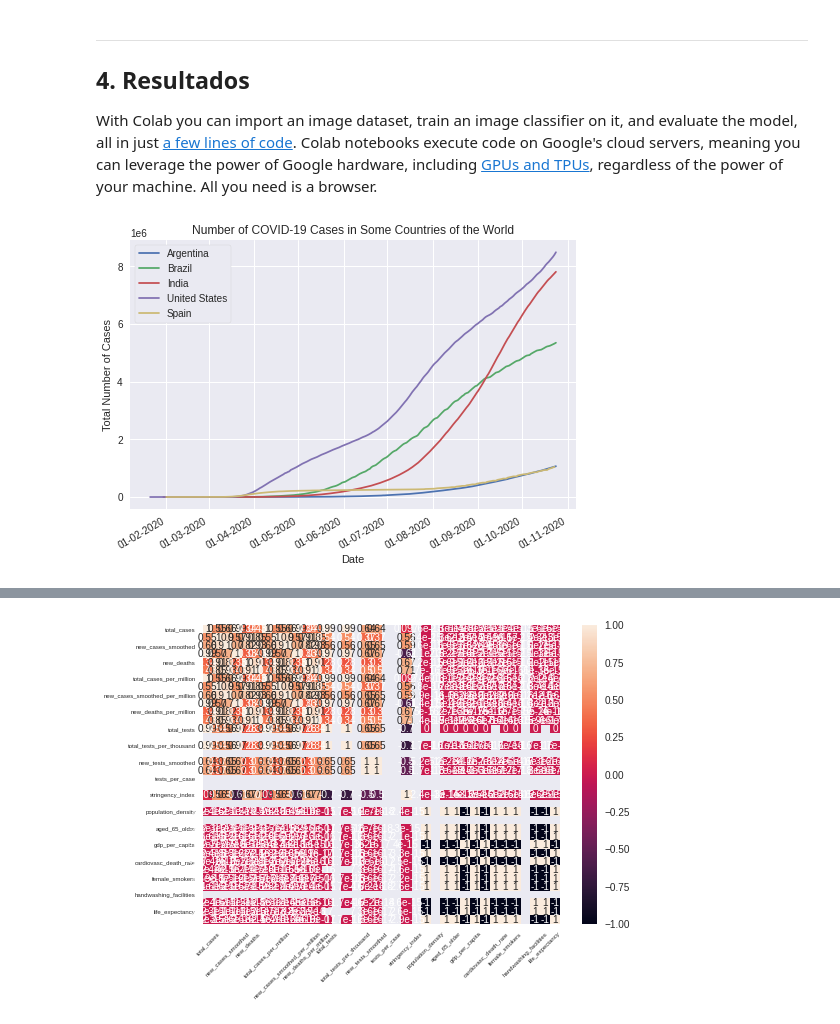
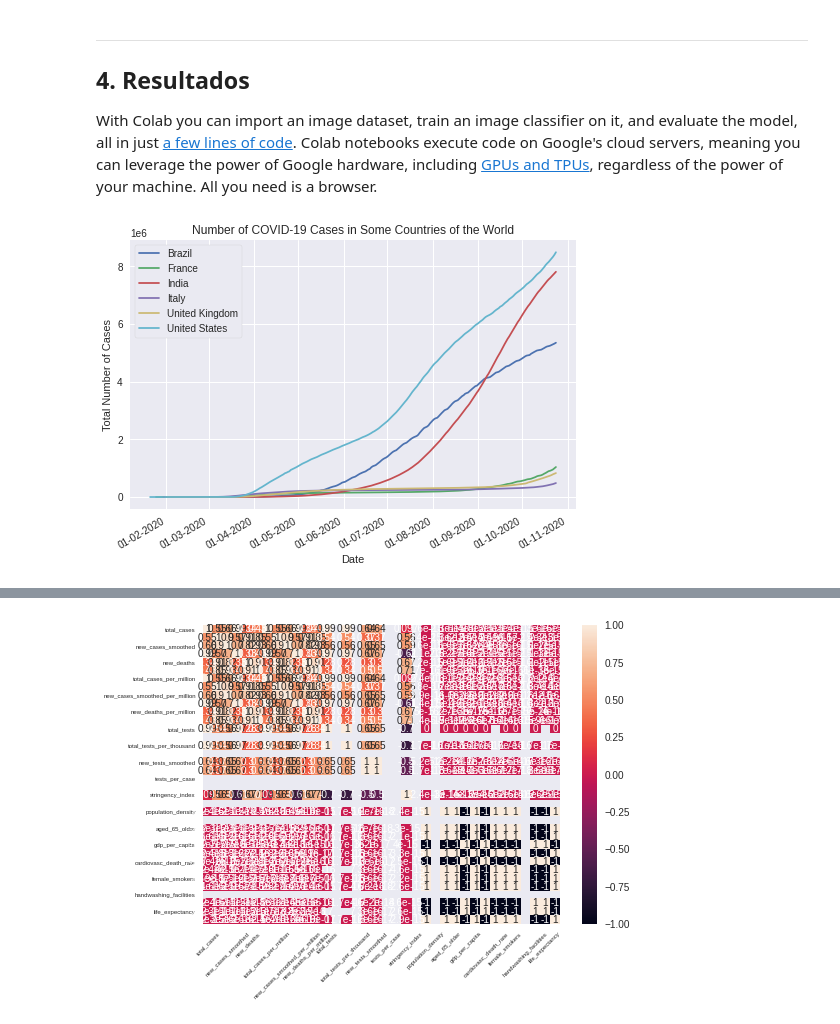
Before and after one commit to edilsondesouza/covid19, a Jupyter notebook: DataViz_DCC_UFMG_COVID19_Lucas_Edilson.ipynb, the cells around one changed output, grey strips where cells are left out. Drawn from its saved outputs; the diff is of its cells as text; code cells hidden in the pictures.

```diff
--- a/DataViz_DCC_UFMG_COVID19_Lucas_Edilson.ipynb
+++ b/DataViz_DCC_UFMG_COVID19_Lucas_Edilson.ipynb
@@ -190,28 +193,29 @@ Para executar o método proposto elegemos as seguintes ferramentas para o projet
 
 With Colab you can import an image dataset, train an image classifier on it, and evaluate the model, all in just <a href="https://colab.research.google.com/github/tensorflow/docs/blob/master/site/en/tutorials/quickstart/beginner.ipynb">a few lines of code</a>. Colab notebooks execute code on Google's cloud servers, meaning you can leverage the power of Google hardware, including <a href="#using-accelerated-hardware">GPUs and TPUs</a>, regardless of the power of your machine. All you need is a browser.
 # %%
-#Total Cases
-countries = ['Argentina','Brazil','India','United States','Spain']
+# -----------------------------------------------------------------------
 
-# Time Series
+# Total Cases
+
+countries = ['Brazil','France','India','Italy','United Kingdom','United States']
 
 plt.style.use('seaborn')
 
 for country in countries:
 
 	df_rem = df.loc[(df['location']==country)]
 	date = df_rem['date']
 	total_cases = df_rem['total_cases']
 	plt.plot(date, total_cases, linestyle='solid', label=country)
 
 plt.gcf().autofmt_xdate()
 date_format = mpl_dates.DateFormatter('%d-%m-%Y')
 plt.gca().xaxis.set_major_formatter(date_format)
 
 plt.title('Number of COVID-19 Cases in Some Countries of the World')
 plt.xlabel('Date')
 plt.ylabel('Total Number of Cases')
 plt.legend(framealpha=1, frameon=True);
 plt.show()
 # %% [output]
-[figure, old version]
+[figure, new version]
```
Also changed, not shown: parts of 5 cells of this notebook.
